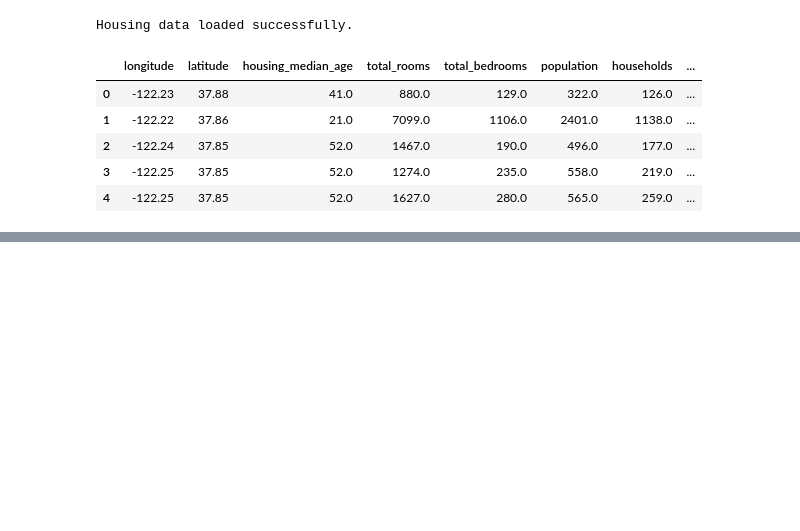
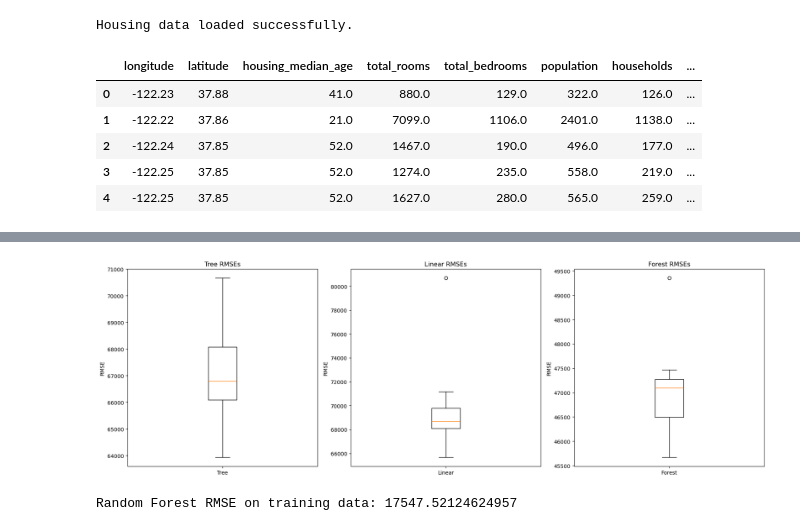
Before and after one commit to ProgrammingCookieMonster/Uni-AI-ML, a Jupyter notebook: Ai-Conda-Introduction-University-Rep/lab3_supervised_learning/lab3.ipynb, the cells around one changed output, grey strips where cells are left out. Cells and saved outputs as stored; diff of their text form; code cells hidden in the pictures; blank space fills up the shorter version.

```diff
--- a/Ai-Conda-Introduction-University-Rep/lab3_supervised_learning/lab3.ipynb
+++ b/Ai-Conda-Introduction-University-Rep/lab3_supervised_learning/lab3.ipynb
@@ -103,0 +377,5 @@ for set_ in (strat_train_set, strat_test_set):
+# %%
+#computes the error stats for the linear model
+lin_rmses = -cross_val_score(lin_reg, strat_housing, strat_housing_labels,
+                              scoring="neg_root_mean_squared_error", cv=10)
+pd.Series(lin_rmses).describe()
@@ -103,0 +392,11 @@ for set_ in (strat_train_set, strat_test_set):
+# %%
+from sklearn.ensemble import RandomForestRegressor
+
+# Create a pipeline that includes the preprocessing steps and the Random Forest Regressor
+forest_reg = make_pipeline(preprocessing,
+                           RandomForestRegressor(random_state=42))
+
+# Perform 10-fold cross-validation on the Random Forest Regressor
+# The negative sign is because cross_val_score returns negative values for metrics where lower is better
+forest_rmses = -cross_val_score(forest_reg, strat_housing, strat_housing_labels,
+                                scoring="neg_root_mean_squared_error", cv=10)
@@ -103,0 +415,55 @@ for set_ in (strat_train_set, strat_test_set):
+# %%
+# we compare the regression models with boxplot:
+import pandas as pd
+import matplotlib.pyplot as plt
+
+# Create a DataFrame for easier plotting
+data = pd.DataFrame({
+    'Tree RMSEs': tree_rmses,
+    'Linear RMSEs': lin_rmses,
+    'Forest RMSEs': forest_rmses
+})
+
+# Plotting
+fig, axes = plt.subplots(nrows=1, ncols=3, figsize=(18, 6))
+
+# Boxplot for Tree RMSEs
+axes[0].boxplot(data['Tree RMSEs'])
+axes[0].set_title('Tree RMSEs')
+axes[0].set_ylabel('RMSE')
+axes[0].set_xticks([1])
+axes[0].set_xticklabels(['Tree'])
+
+# Boxplot for Linear RMSEs
+axes[1].boxplot(data['Linear RMSEs'])
+axes[1].set_title('Linear RMSEs')
+axes[1].set_ylabel('RMSE')
+axes[1].set_xticks([1])
+axes[1].set_xticklabels(['Linear'])
+
+# Boxplot for Forest RMSEs
+axes[2].boxplot(data['Forest RMSEs'])
+axes[2].set_title('Forest RMSEs')
+axes[2].set_ylabel('RMSE')
+axes[2].set_xticks([1])
+axes[2].set_xticklabels(['Forest'])
+
+# Show the plot
+plt.tight_layout()
+plt.show()
+# %% [output]
+[figure, added]
+# %%
+# compare the RMSE using cross validation for the random forest
+# Fit the Random Forest Regressor model on the entire training dataset
+forest_reg.fit(strat_housing, strat_housing_labels)
+
+# Make predictions on the training data using the trained Random Forest Regressor
+strat_housing_predictions = forest_reg.predict(strat_housing)
+
+# Calculate the Root Mean Squared Error (RMSE) of the predictions
+forest_rmse = np.sqrt(mean_squared_error(strat_housing_labels, strat_housing_predictions))
+
+print("Random Forest RMSE on training data:", forest_rmse)
+# %% [output]
+Random Forest RMSE on training data: 17547.52124624957
```
Also changed, not shown: parts of 34 cells of this notebook.
